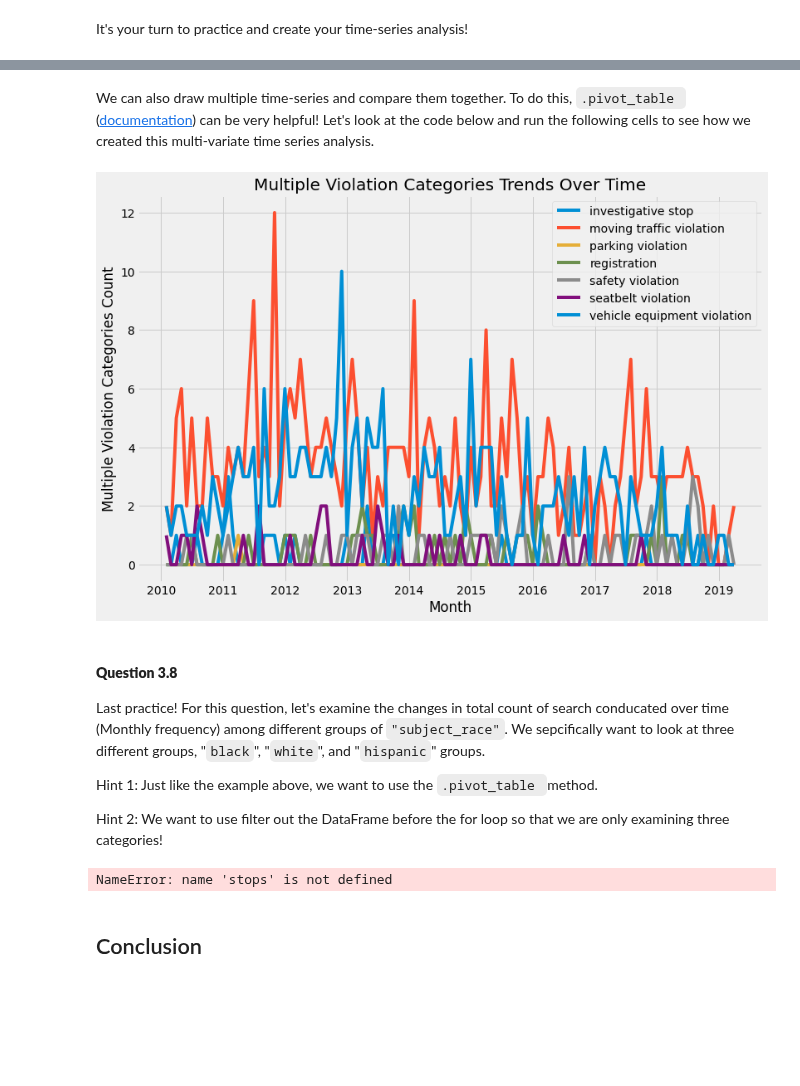
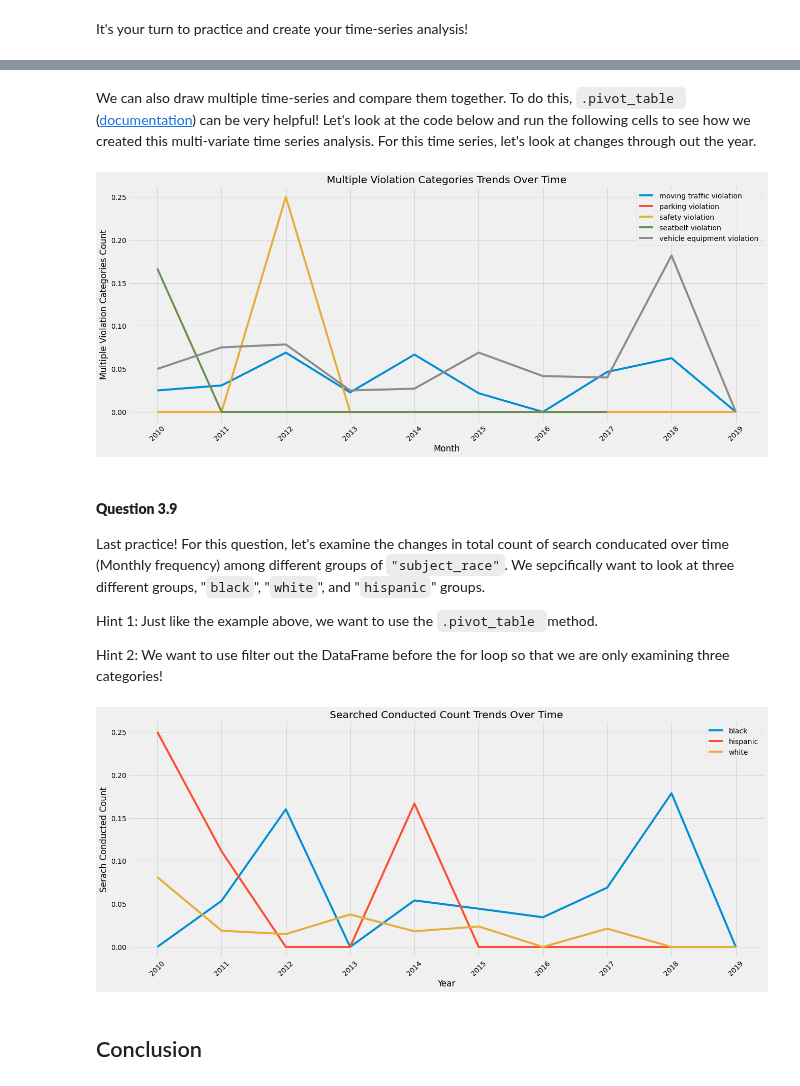
Before and after one commit to ds-modules/Legalst-123, a Jupyter notebook: labs/04_Probability Distributions, Bootstrap, and Confidence Intervals/04_Visualizatio_SummaryStatistics_Aggregations-Sol.ipynb, the cells around one changed output, grey strips where cells are left out. Saved outputs shown, nothing was run; the diff lists cells and outputs as text; code cells hidden in the pictures; blank space fills up the shorter version.

```diff
--- a/labs/04_Probability Distributions, Bootstrap, and Confidence Intervals/04_Visualizatio_SummaryStatistics_Aggregations-Sol.ipynb
+++ b/labs/04_Probability Distributions, Bootstrap, and Confidence Intervals/04_Visualizatio_SummaryStatistics_Aggregations-Sol.ipynb
@@ -8,7 +8,7 @@ import pandas as pd
 from scipy import stats
 %matplotlib inline
 import matplotlib.pyplot as plt
-plots.style.use('fivethirtyeight')
+plt.style.use('fivethirtyeight')
 # %% [markdown]
 COMMENTED OUT PAST INTRODUCTION IN THIS CELL [click the Markdown cell to see]
 
@@ -663,23 +693,28 @@ plt.show()
 # %% [markdown]
-We can also draw multiple time-series and compare them together. To do this, `.pivot_table `([documentation](https://pandas.pydata.org/docs/reference/api/pandas.DataFrame.pivot_table.html#pandas.DataFrame.pivot_table)) can be very helpful! Let's look at the code below and run the following cells to see how we created this multi-variate time series analysis.
+We can also draw multiple time-series and compare them together. To do this, `.pivot_table `([documentation](https://pandas.pydata.org/docs/reference/api/pandas.DataFrame.pivot_table.html#pandas.DataFrame.pivot_table)) can be very helpful! Let's look at the code below and run the following cells to see how we created this multi-variate time series analysis. For this time series, let's look at changes through out the year.
 # %%
+# This step is similar to above where we are working with date and time above
 multiple_violation = stops.copy()
-multiple_violation = multiple_violation.pivot_table(index = "date", columns= "violation", values = "search_conducted") #here, look closely to the parameters!
-multiple_violation.index = pd.to_datetime(multiple_violation.index) #again, we want to change to datetime.
-multiple_violation_month = multiple_violation.resample('M').count()
+multiple_violation['datetime'] = pd.to_datetime(multiple_violation["date"])
+multiple_violation['Year'] = [multiple_violation['datetime'][i].strftime('%Y') for i in multiple_violation.index]
 
-plt.figure(figsize=(12, 8))
-for column in multiple_violation.columns: #going through all columns within multiple violation.
-    plt.plot(multiple_violation_month.index, multiple_violation_month[column], label = column)
+
+multiple_violation_year = multiple_violation.pivot_table(index = "Year", columns= "violation", values="search_conducted") #here, look closely to the parameters!
+multiple_violation_year = multiple_violation_year.drop(["investigative stop", "registration"], axis=1)
+plt.figure(figsize=(20, 8))
+for column in multiple_violation_year.columns: #going through all columns, which is violation with our pivot manipulation above!
+    plt.plot(multiple_violation_year.index, multiple_violation_year[column], label = column)
+
 plt.legend(loc= 'upper right')
+plt.xticks(multiple_violation_year.index,rotation=45)
 plt.xlabel('Month')
 plt.ylabel('Multiple Violation Categories Count')
 plt.title('Multiple Violation Categories Trends Over Time')
 plt.show()
 # %% [output]
-[figure, old version]
+[figure, new version]
 # %% [markdown]
-#### **Question 3.8**
+#### **Question 3.9**
 Last practice! For this question, let's examine the changes in total count of search conducated over time (Monthly frequency) among different groups of `"subject_race"`. We sepcifically want to look at three different groups, "`black`", "`white`", and "`hispanic`" groups.
 
 Hint 1: Just like the example above, we want to use the `.pivot_table `method.
@@ -690,22 +725,24 @@ Hint 2: We want to use filter out the DataFrame before the for loop so that we a
 
 #Solution
 race_df = stops.copy()
-race_df = race_df.pivot_table(index = "date", columns= "subject_race", values = "search_conducted") #here, look closely to the parameters!
-race_df.index = pd.to_datetime(race_df.index) #again, we want to change to datetime.
-race_df_month = race_df.resample('M').count()
-race_df_month = race_df_month.drop(["asian/pacific islander", "other", "unknown"], axis=1)
+race_df['datetime'] = pd.to_datetime(race_df["date"])
+race_df['Year'] = [multiple_violation['datetime'][i].strftime('%Y') for i in multiple_violation.index]
 
-plt.figure(figsize=(12, 8))
-for column in race_df_month.columns: #going through all columns within multiple violation.
-    plt.plot(race_df_month.index,race_df_month[column], label = column)
+race_df_year = race_df.pivot_table(index = "Year", columns= "subject_race", values = "search_conducted") #here, look closely to the parameters!
+race_df_year = race_df_year.drop(["asian/pacific islander", "other", "unknown"], axis=1)
+
+plt.figure(figsize=(20, 8))
+for column in race_df_year.columns: #going through all columns within multiple violation.
+    plt.plot(race_df_year.index,race_df_year[column], label = column)
+
 plt.legend(loc= 'upper right')
-plt.xlabel('Month')
+plt.xticks(race_df_year.index,rotation=45)
+plt.xlabel('Year')
 plt.ylabel('Serach Conducted Count')
 plt.title('Searched Conducted Count Trends Over Time')
 plt.show()
-plt.show()
 # %% [output]
-NameError: name 'stops' is not defined
+[figure, added]
 # %% [markdown]
 ## Conclusion
 # %% [markdown]
```
Also changed, not shown: parts of 23 cells of this notebook, 4 other files.
